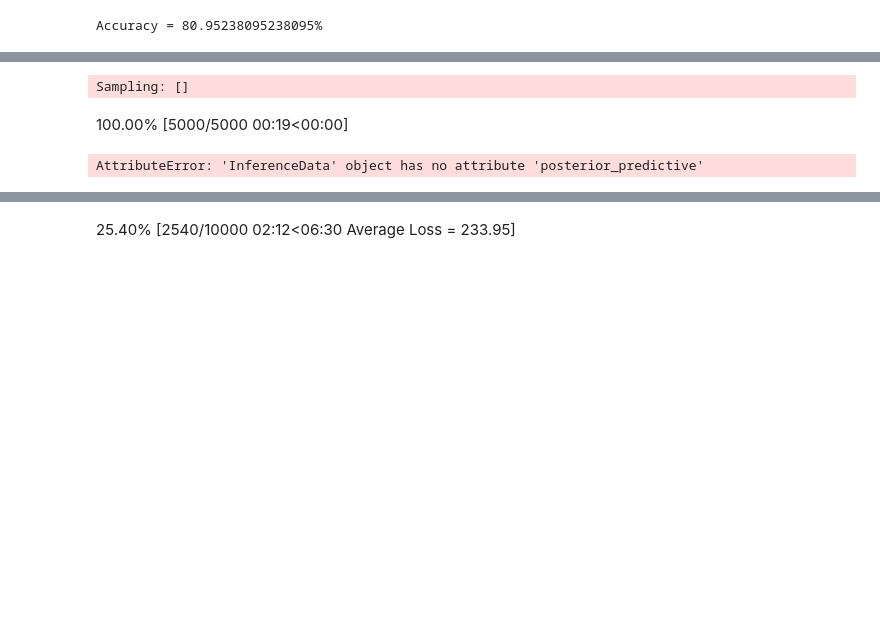
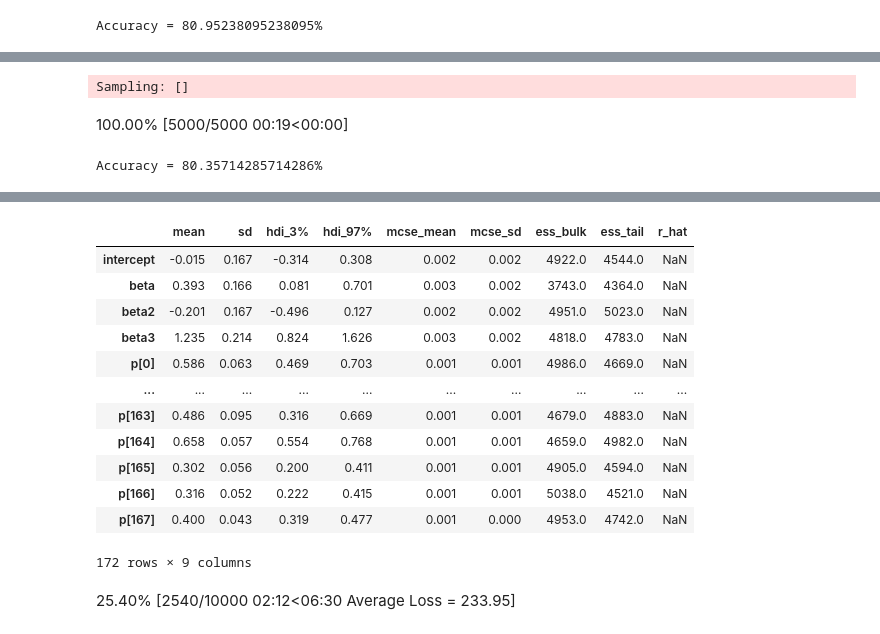
Before and after one commit to manuel-labbe/practica, a Jupyter notebook: modelos.ipynb, the cells around one changed output, grey strips where cells are left out. Saved outputs shown, nothing was run; the diff lists cells and outputs as text; code cells hidden in the pictures; blank space fills up the shorter version.

```diff
--- a/modelos.ipynb
+++ b/modelos.ipynb
@@ -316,10 +316,10 @@ def bayesian_regression_tree(input, output):
     with pm.Model(coords=coords) as model:
         input = pm.Data('input', X_train, mutable=True, dims=('obs_id','train_cols'))
         observed = pm.Data('observed', y_train, mutable=True, dims='dims_id')
-        intercept = pm.Cauchy('intercept', alpha = 0, beta = 10)
+        intercept = pm.Normal('intercept', mu = 0, sigma = 10)
         beta = pm.Normal('beta',mu=0, sigma=5)
         beta2 = pm.Normal('beta2', mu=0, sigma=5)
-        beta3 = pm.Normal('beta3', mu = 1, sigma=5)
+        beta3 = pm.Normal('beta3', mu = 1.2, sigma=5)
         p = pm.Deterministic('p', pm.math.invlogit(intercept + input[:,0]*beta + input[:,1]*beta2 + input[:,2]*beta3))
         final = pm.Bernoulli('out',p , observed = observed, dims='obs_id')
 
@@ -342,7 +342,6 @@ with bayesian_regression_tree:
     pm.set_data(new_data={"input": X_test})
     ppc = pm.sample_posterior_predictive(trace, var_names=['p'], return_inferencedata=True, predictions=True, extend_inferencedata=True)
     trace.extend(ppc)
-
 #pred = ppc.posterior_predictive["out"].mean(("chain", "draw")) > 0.50
 #print(f"Accuracy = {(y_test == pred.values).mean() * 100}%")
 pred = ppc.predictions['p'].mean(('chain', 'draw')) > 0.50
@@ -350,4 +349,7 @@ print(f"Accuracy = {(y_test == pred.values).mean() * 100}%")
 # %% [output]
 Sampling: []
 100.00% [5000/5000 00:19<00:00]
-AttributeError: 'InferenceData' object has no attribute 'posterior_predictive'
+Accuracy = 80.35714285714286%
+# %%
+az.summary(ppc)
+# %% [output]
@@ -354,3 +357,16 @@ AttributeError: 'InferenceData' object has no attribute 'posterior_predictive'
+|  | mean | sd | hdi_3% | hdi_97% | mcse_mean | mcse_sd | ess_bulk | ess_tail | r_hat |
+| intercept | -0.015 | 0.167 | -0.314 | 0.308 | 0.002 | 0.002 | 4922.0 | 4544.0 | NaN |
+| beta | 0.393 | 0.166 | 0.081 | 0.701 | 0.003 | 0.002 | 3743.0 | 4364.0 | NaN |
+| beta2 | -0.201 | 0.167 | -0.496 | 0.127 | 0.002 | 0.002 | 4951.0 | 5023.0 | NaN |
+| beta3 | 1.235 | 0.214 | 0.824 | 1.626 | 0.003 | 0.002 | 4818.0 | 4783.0 | NaN |
+| p[0] | 0.586 | 0.063 | 0.469 | 0.703 | 0.001 | 0.001 | 4986.0 | 4669.0 | NaN |
+| ... | ... | ... | ... | ... | ... | ... | ... | ... | ... |
+| p[163] | 0.486 | 0.095 | 0.316 | 0.669 | 0.001 | 0.001 | 4679.0 | 4883.0 | NaN |
+| p[164] | 0.658 | 0.057 | 0.554 | 0.768 | 0.001 | 0.001 | 4659.0 | 4982.0 | NaN |
+| p[165] | 0.302 | 0.056 | 0.200 | 0.411 | 0.001 | 0.001 | 4905.0 | 4594.0 | NaN |
+| p[166] | 0.316 | 0.052 | 0.222 | 0.415 | 0.001 | 0.001 | 5038.0 | 4521.0 | NaN |
+| p[167] | 0.400 | 0.043 | 0.319 | 0.477 | 0.001 | 0.000 | 4953.0 | 4742.0 | NaN |
+172 rows × 9 columns
 # %%
 import pymc_bart as pmb
 def bayesian_bart(input, output):
```
Also changed, not shown: parts of 2 cells of this notebook.
